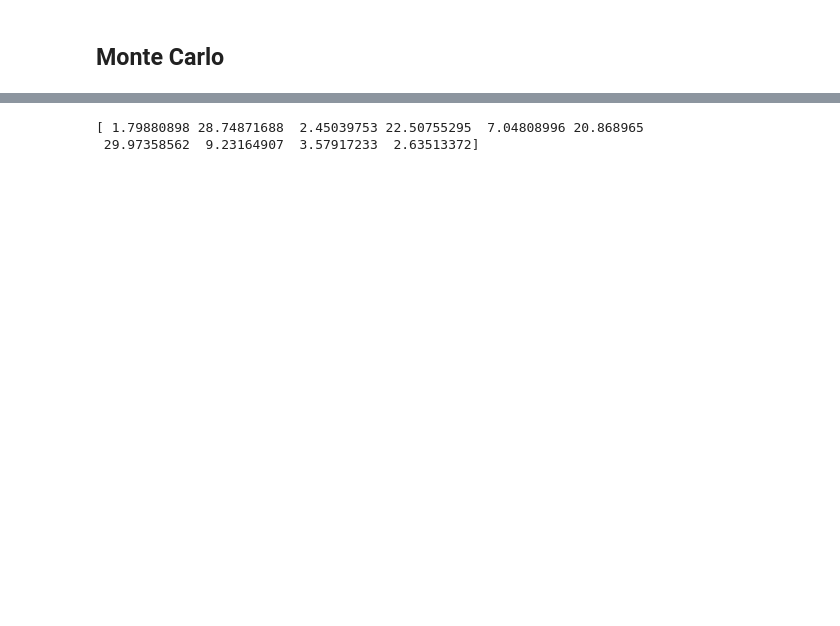
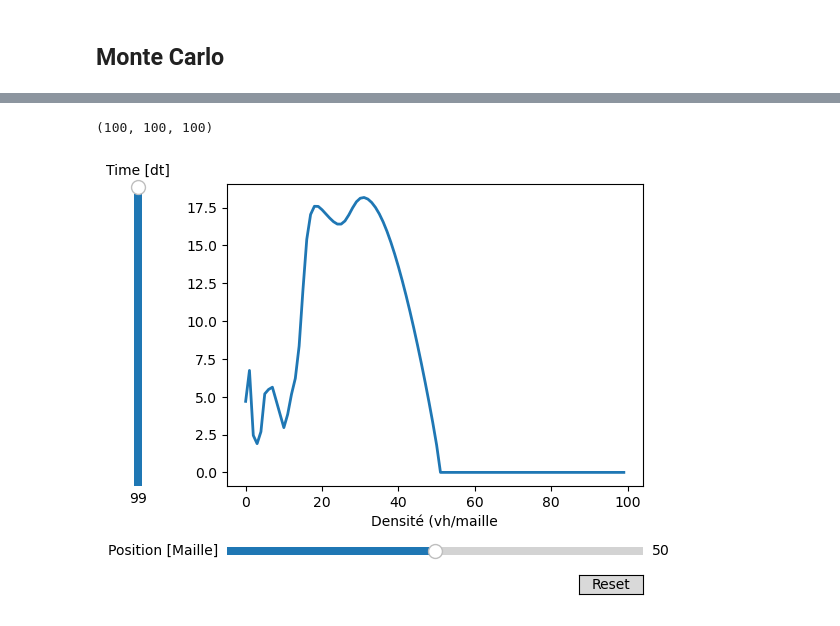
Before and after one commit to gormfinengel/ProjetLesGars, a Jupyter notebook: straight_road_uncertainty.ipynb, the cells around one changed output, grey strips where cells are left out. Cells and saved outputs as stored; diff of their text form; code cells hidden in the pictures; blank space fills up the shorter version.

```diff
--- a/straight_road_uncertainty.ipynb
+++ b/straight_road_uncertainty.ipynb
@@ -93,20 +115,22 @@ plt.show()
 def simulation(T):
     # T correspond au nombre de pas de temps qu'on veut pour notre simulation
     pho_global = np.zeros((T,N))
+    route, model = init_route()
 
     for i in range(T):
         model.resoudre()
-        variation(route)
+        variation(route, fl_fix)
         pho_global[i] = route.U
 
     return np.asarray(pho_global)
 # %%
 def MC_sim(M, simulator, T, N):
     # M correspond au nombre d'iter pour MC
-    #simulator correspond au modèle à simuler
+    # simulator correspond au modèle à simuler
     stockage = []
     for m in range(M):
-        stockage.append(simulator(T))
+        sim = simulator(T)
+        stockage.append(sim)
     return stockage
 # %%
-mc_values = MC_sim(10, simulation, 100, N)
+mc_values = MC_sim(100, simulation, 100, N)
@@ -113,6 +155,66 @@ mc_values = MC_sim(10, simulation, 100, N)
+# %%
+np.shape(mc_values)
+# %% [output]
+(100, 100, 100)
 # %%
-mc_values = np.asarray(mc_values)
-print(mc_values[:,50,50])
+from matplotlib.widgets import Slider, Button
+
+def density_dist(mc_v, x,t):
+    return mc_v[:][x][t]
+
+init_t = 99
+init_x = 50
+
+
+fig, ax = plt.subplots()
+line, = ax.plot(density_dist(mc_values, init_t, init_x), lw=2)
+ax.set_xlabel('Densité (vh/maille')
+
+# adjust the main plot to make room for the sliders
+fig.subplots_adjust(left=0.25, bottom=0.25)
+
+# Make a horizontal slider to control the frequency.
+axfreq = fig.add_axes([0.25, 0.1, 0.65, 0.03])
+freq_slider = Slider(
+    ax=axfreq,
+    label='Position [Maille]',
+    valmin=0,
+    valmax=100,
+    valinit=init_x,
+)
+
+# Make a vertically oriented slider to control the amplitude
+axamp = fig.add_axes([0.1, 0.25, 0.0225, 0.63])
+amp_slider = Slider(
+    ax=axamp,
+    label="Time [dt]",
+    valmin=0,
+    valmax=100,
+    valinit=init_t,
+    orientation="vertical"
+)
+
+
+# The function to be called anytime a slider's value changes
+def update(val):
+    line.set_ydata(density_dist(amp_slider.val, freq_slider.val))
+    fig.canvas.draw_idle()
+
+
+# register the update function with each slider
+freq_slider.on_changed(update)
+amp_slider.on_changed(update)
+
+# Create a `matplotlib.widgets.Button` to reset the sliders to initial values.
+resetax = fig.add_axes([0.8, 0.025, 0.1, 0.04])
+button = Button(resetax, 'Reset', hovercolor='0.975')
+
+
+def reset(event):
+    freq_slider.reset()
+    amp_slider.reset()
+button.on_clicked(reset)
+
+plt.show()
 # %% [output]
-[ 1.79880898 28.74871688  2.45039753 22.50755295  7.04808996 20.868965
- 29.97358562  9.23164907  3.57917233  2.63513372]
+[figure, added]
```
Also changed, not shown: parts of 6 cells of this notebook, 3 other files.
